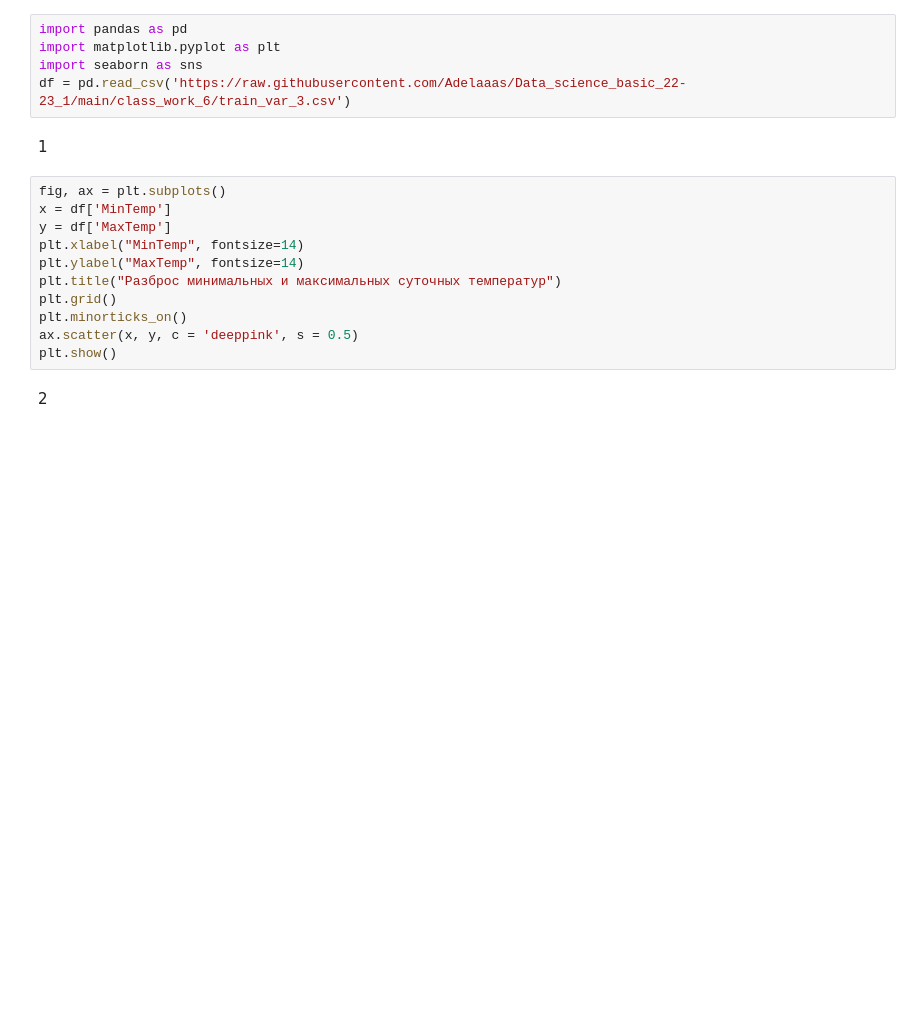
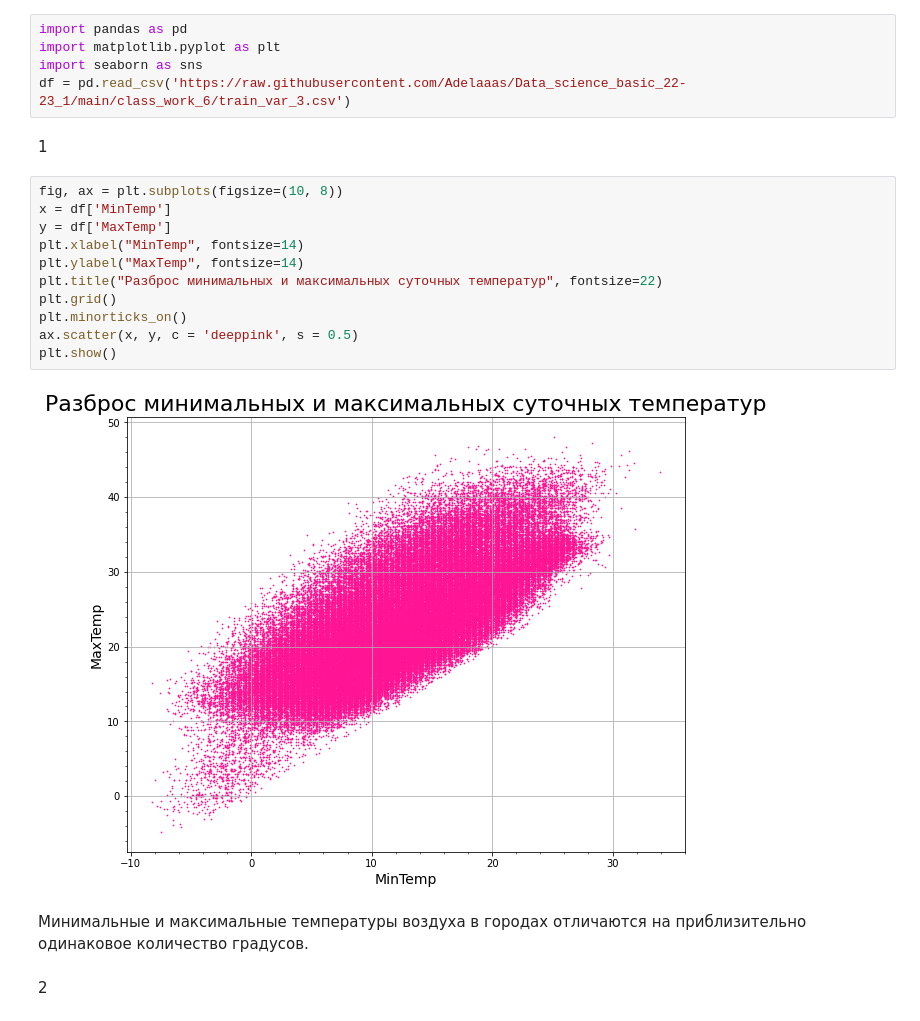
Before and after one commit to Adelaaas/Data_science_basic_22-23_1, a Jupyter notebook: home_work_6_визуализация/Мартюшев Владислав Алексеевич 14.11.22.ipynb, the cells around one changed output. Drawn from its saved outputs; the diff is of its cells as text; blank space fills up the shorter version.

```diff
--- a/home_work_6_визуализация/Мартюшев Владислав Алексеевич 14.11.22.ipynb
+++ b/home_work_6_визуализация/Мартюшев Владислав Алексеевич 14.11.22.ipynb
@@ -27,16 +27,20 @@ df = pd.read_csv('https://raw.githubusercontent.com/Adelaaas/Data_science_basic_
 # %% [markdown]
 1
 # %%
-fig, ax = plt.subplots()
+fig, ax = plt.subplots(figsize=(10, 8))
 x = df['MinTemp']
 y = df['MaxTemp']
 plt.xlabel("MinTemp", fontsize=14)
 plt.ylabel("MaxTemp", fontsize=14)
-plt.title("Разброс минимальных и максимальных суточных температур")
+plt.title("Разброс минимальных и максимальных суточных температур", fontsize=22)
 plt.grid()
 plt.minorticks_on()
 ax.scatter(x, y, c = 'deeppink', s = 0.5)
 plt.show()
+# %% [output]
+[figure, added]
+# %% [markdown]
+Минимальные и максимальные температуры воздуха в городах отличаются на приблизительно одинаковое количество градусов.
 # %% [markdown]
 2
 # %%
```
Also changed, not shown: parts of 4 cells of this notebook.
